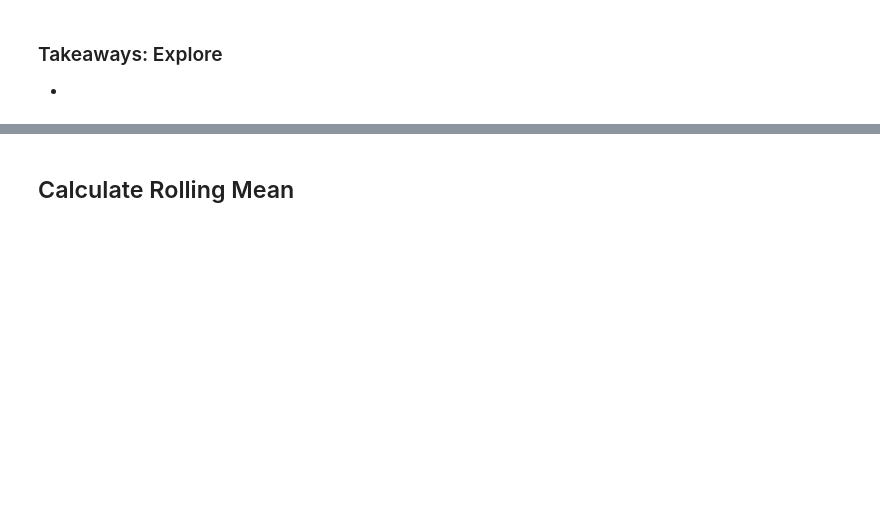
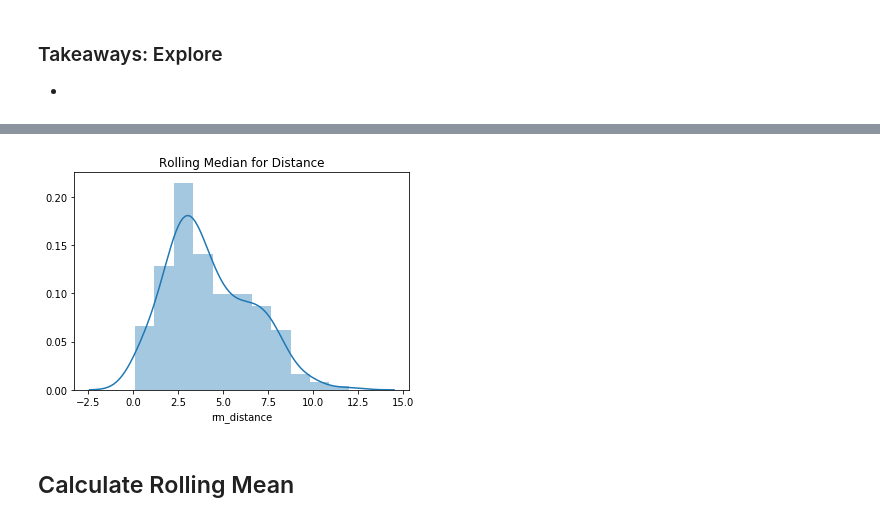
Before and after one commit to U-Gotta-Have-Faith/time_series, a Jupyter notebook: Sean _faith_acquire-Copy1.ipynb, the cells around one changed output, grey strips where cells are left out. Saved outputs shown, nothing was run; the diff lists cells and outputs as text; code cells hidden in the pictures; blank space fills up the shorter version.

```diff
--- a/Sean _faith_acquire-Copy1.ipynb
+++ b/Sean _faith_acquire-Copy1.ipynb
@@ -494,2 +523,9 @@ df.drop(columns=['month', 'weekday', 'floors'], inplace=True)
+# %%
+sns.distplot(df.rm_distance)
+
+plt.title('Rolling Median for Distance')
+plt.show()
+# %% [output]
+[figure, added]
 # %% [markdown]
 ## Calculate Rolling Mean
```
Also changed, not shown: parts of 56 cells of this notebook.
